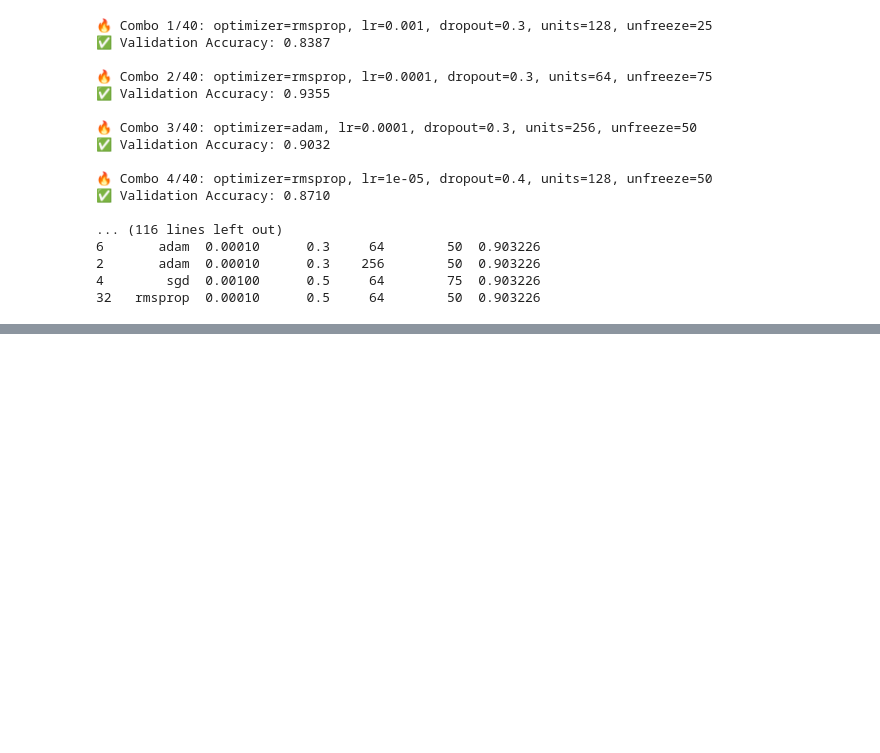
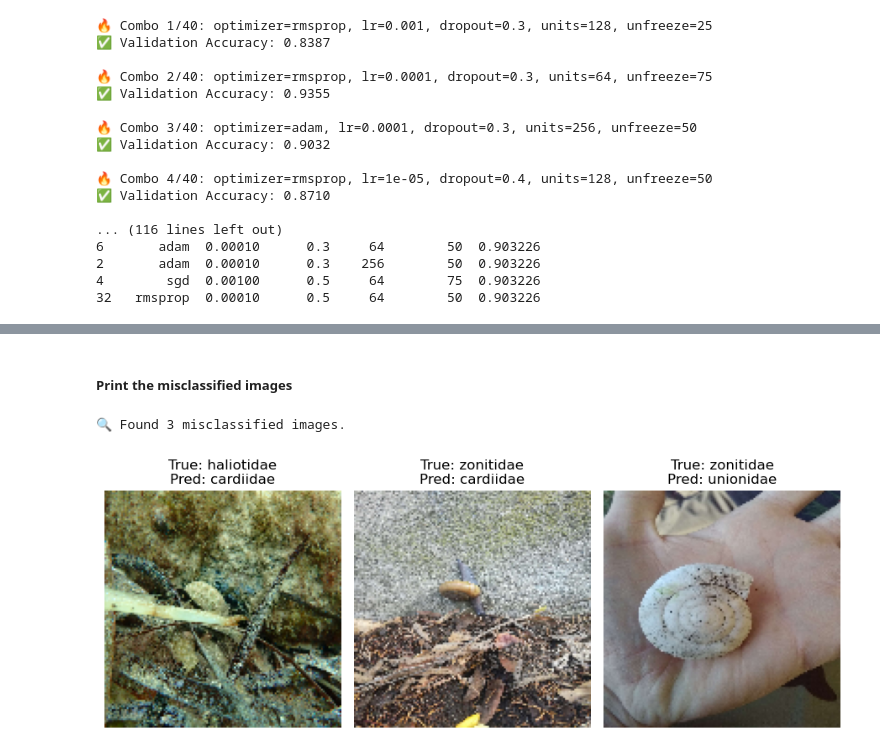
Before and after one commit to xandga/DeepLearning2425, a Jupyter notebook: 5. Phylum Mollusca.ipynb, the cells around one changed output, grey strips where cells are left out. Drawn from its saved outputs; the diff is of its cells as text; code cells hidden in the pictures; blank space fills up the shorter version.

```diff
--- a/5. Phylum Mollusca.ipynb
+++ b/5. Phylum Mollusca.ipynb
@@ -576,0 +767,34 @@ print(df_results.head(10))
+# %% [markdown]
+##### Print the misclassified images
+# %%
+# 1. Get predictions
+y_pred_probs = model.predict(test_generator, verbose=0)
+y_pred = np.argmax(y_pred_probs, axis=1)
+y_true = test_generator.classes
+class_names = list(test_generator.class_indices.keys())
+
+# 2. Get misclassified indices
+misclassified_indices = np.where(y_pred != y_true)[0]
+
+print(f"🔍 Found {len(misclassified_indices)} misclassified images.")
+
+# 3. Plot a few misclassified images
+num_to_plot = min(10, len(misclassified_indices))  # Limit to 10 for visualization
+
+plt.figure(figsize=(15, 10))
+
+for i, idx in enumerate(misclassified_indices[:num_to_plot]):
+    img_path = mollusca_test.iloc[idx]['filepath']
+    img = load_img(img_path, target_size=(128, 128))
+    img_array = img_to_array(img) / 255.0  # Normalize for display
+
+    plt.subplot(2, 5, i+1)
+    plt.imshow(img_array)
+    plt.axis('off')
+    plt.title(f"True: {class_names[y_true[idx]]}\nPred: {class_names[y_pred[idx]]}")
+
+plt.tight_layout()
+plt.show()
+# %% [output]
+🔍 Found 3 misclassified images.
+[figure, added]
```
Also changed, not shown: parts of 8 cells of this notebook, 1 other file.
